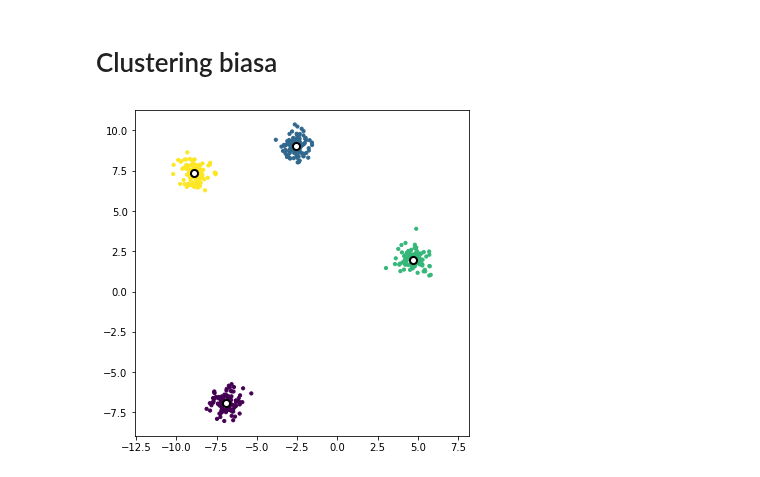
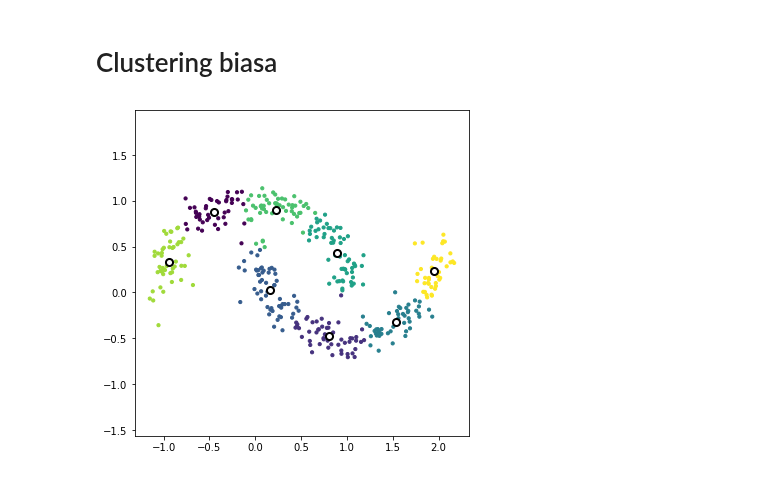
Before and after one commit to ilham-mukti/Machine-Learning, a Jupyter notebook: clustering/latihan_clustering_1.ipynb, the cells around one changed output. Cells and saved outputs as stored; diff of their text form; code cells hidden in the pictures.

```diff
--- a/clustering/latihan_clustering_1.ipynb
+++ b/clustering/latihan_clustering_1.ipynb
@@ -15,14 +16,14 @@ X3, y3 = demo.circle_data()
 # %% [markdown]
 # Clustering biasa
 # %%
-X = X1
-kmeans = KMeans(n_clusters=4)
+X = X2
+kmeans = KMeans(n_clusters=8)
 member = kmeans.fit_predict(X)
 center = kmeans.cluster_centers_
 
 plt.figure(figsize=(6,6))
 plt.scatter(X[:, 0], X[:, 1], c=member, s=10)
 plt.scatter(center[:, 0], center[:, 1], c='w', edgecolors='k', s=50, linewidths=2)
 plt.axis("equal");
 # %% [output]
-[figure, old version]
+[figure, new version]
```
Also changed, not shown: parts of 14 cells of this notebook.
